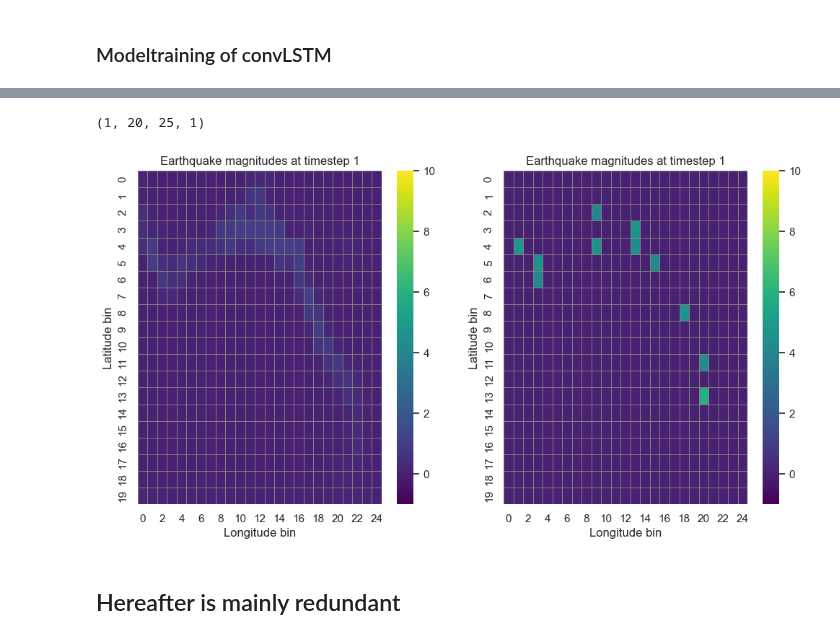
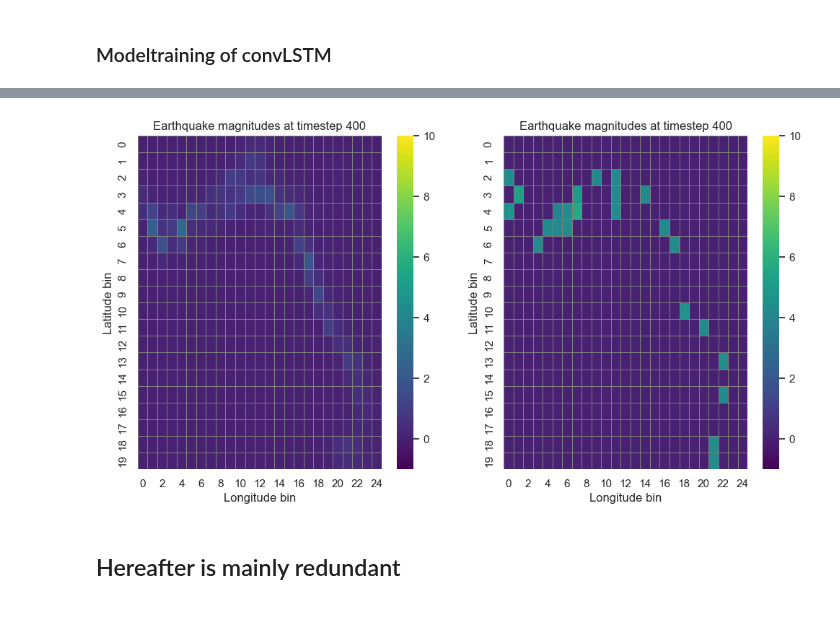
Before and after one commit to TheTrueSquirrel/thesis_spring_2023, a Jupyter notebook: sketch3.ipynb, the cells around one changed output, grey strips where cells are left out. Drawn from its saved outputs; the diff is of its cells as text; code cells hidden in the pictures.

Commit message:
convLSTM changes

```diff
--- a/sketch3.ipynb
+++ b/sketch3.ipynb
@@ -738,7 +742,7 @@ import numpy as np
 import pandas as pd
 
 # Choose frequency and binsize
-freq = 'W'
+freq = 'M'
 binsize = 2
 
 # Load earthquake data into a pandas DataFrame
@@ -766,5 +770,9 @@ tensor_convLSTM = np.zeros((1, time, rows, cols, 1))
 for t in range(time):
     tensor_convLSTM[0, t, :, :, 0] = grouped_df.iloc[:, t].values.reshape(rows, cols)
 
+# Rotate dimensions corresponding to 20 and 25, 90 degrees anti-clockwise
+tensor_convLSTM = np.transpose(tensor_convLSTM, axes=(0, 1, 3, 2, 4))
+tensor_convLSTM = np.flip(tensor_convLSTM, axis=2)
+
 # Print the shape of the resulting tensor
 print(tensor_convLSTM.shape)
@@ -775,17 +785,10 @@ import seaborn as sns
 import matplotlib.pyplot as plt
 
 # Choose a timestep to plot (e.g. the first timestep)
-timestep = 1500
+timestep = 400
 
 # Extract the data for the chosen timestep from the tensor
 data = tensor_convLSTM[0, timestep, :, :, 0]
-
-# Create a boolean mask for values greater than 0
-mask = data > 0
-
-# Create a copy of the data array and set values less than or equal to 0 to NaN
-data_no_zeros = data.copy()
-data_no_zeros[~mask] = np.nan
 
 # Create a heatmap plot of the data using Seaborn
 sns.set(rc={'figure.figsize':(4.8,6)})
@@ -872,7 +882,7 @@ from keras import layers
 import keras
 
 # Construct the inputut layer with no definite frame size.
-input = layers.Input(shape=(10, *X_train.shape[2:]))
+input = layers.Input(shape=(X_train.shape[1:]))
 
 # We will construct 3 `ConvLSTM2D` layers with batch normalization,
 # followed by a `Conv3D` layer for the spatiotemporal outputs.
@@ -901,11 +911,11 @@ x = layers.ConvLSTM2D(
 )(x)
 
 x = layers.Reshape((1, *x.shape[1:]))(x)
-
+"""
 x = layers.Conv3D(
     filters=1, kernel_size=(3, 3, 3), activation="sigmoid", padding="same"
 )(x)
-
+"""
 # Next, we will build the complete model and compile it.
 model = keras.models.Model(input, x)
 model.compile(loss=keras.losses.mean_squared_error, optimizer=keras.optimizers.Adam())
@@ -937,38 +966,34 @@ y_pred = model.predict(X_test)
-# %%
-y_pred[0].shape
-# %% [output]
-(1, 20, 25, 1)
 # %%
 import seaborn as sns
 import matplotlib.pyplot as plt
 
 # Choose timesteps to plot
-timestep = 1
+timestep = 400
 
 # Extract the data for the chosen timesteps from the tensor
 data1 = y_pred[timestep, 0, :, :, 0]
 data2 = y_test[timestep, 0, :, :, 0]
 
 # Create a figure with two subplots
 fig, (ax1, ax2) = plt.subplots(ncols=2, figsize=(12, 6))
 
 # Plot the data in each subplot
 sns.heatmap(data1, cmap='viridis', vmin=-1, vmax=10, linewidths=0.5, linecolor='grey', annot=False, ax=ax1)
 sns.heatmap(data2, cmap='viridis', vmin=-1, vmax=10, linewidths=0.5, linecolor='grey', annot=False, ax=ax2)
 
 # Set the plot titles and axis labels
 ax1.set_title(f'Earthquake magnitudes at timestep {timestep}')
 ax1.set_xlabel('Longitude bin')
 ax1.set_ylabel('Latitude bin')
 
 ax2.set_title(f'Earthquake magnitudes at timestep {timestep}')
 ax2.set_xlabel('Longitude bin')
 ax2.set_ylabel('Latitude bin')
 
 # Show the plot
 plt.show()
 # %% [output]
-[figure, old version]
+[figure, new version]
 # %% [markdown]
 ## Hereafter is mainly redundant
 # %%
```
Also changed, not shown: parts of 8 cells of this notebook.
